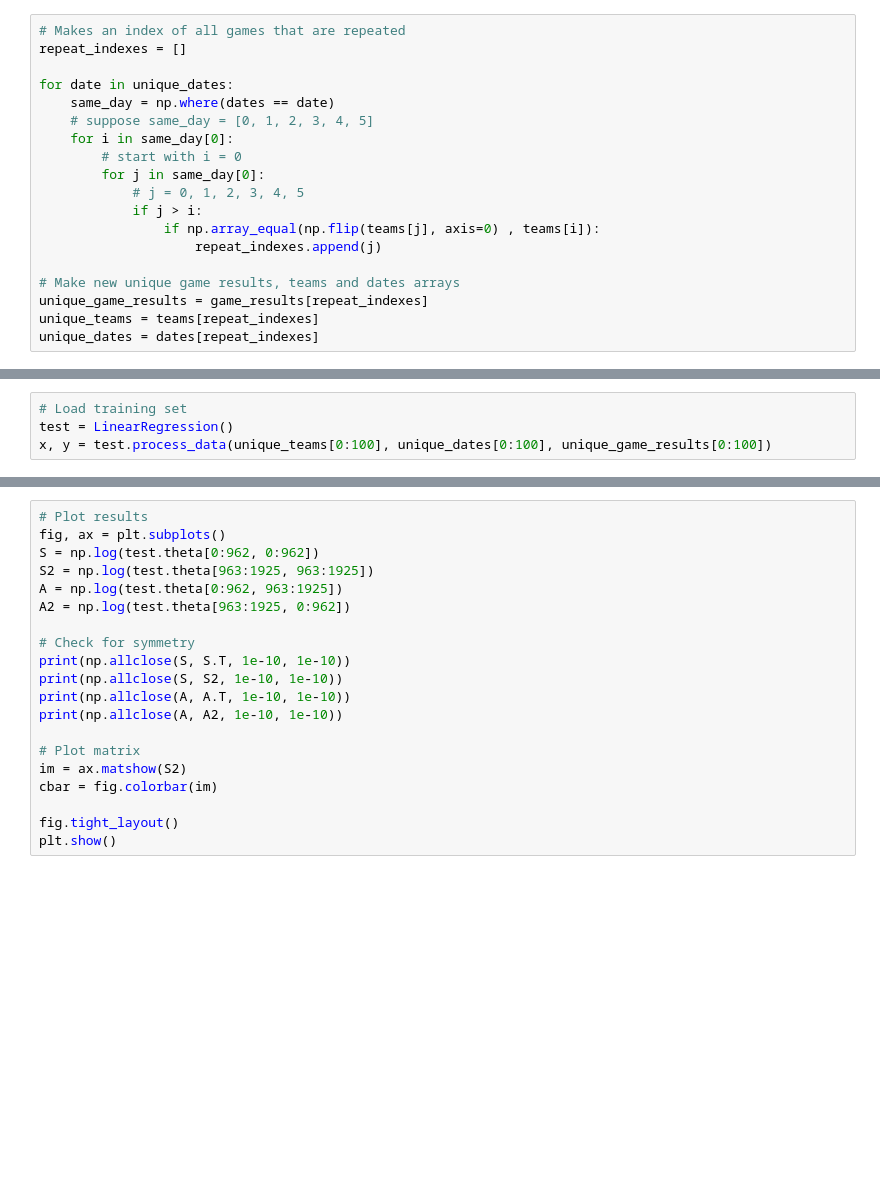
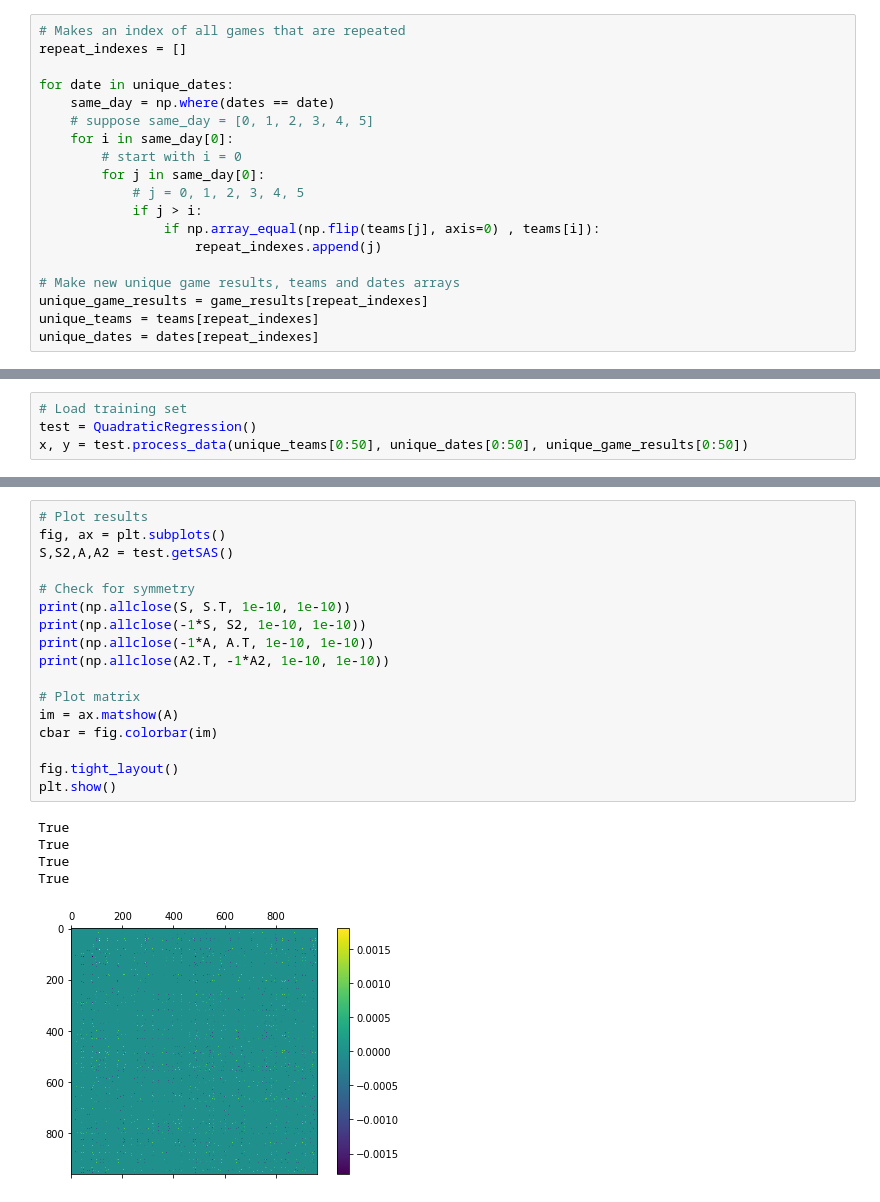
Before and after one commit to prastutisingh/NBA-Chemistry, a Jupyter notebook: quadratic_classifier.ipynb, the cells around one changed output, grey strips where cells are left out. Saved outputs shown, nothing was run; the diff lists cells and outputs as text; blank space fills up the shorter version.

```diff
--- a/quadratic_classifier.ipynb
+++ b/quadratic_classifier.ipynb
@@ -198,7 +311,7 @@ class LinearRegression:
 # %%
 # Load training set
-test = LinearRegression()
-x, y = test.process_data(unique_teams[0:100], unique_dates[0:100], unique_game_results[0:100])
+test = QuadraticRegression()
+x, y = test.process_data(unique_teams[0:50], unique_dates[0:50], unique_game_results[0:50])
 # %%
 # Fit training set
 test.fit(x, y, False)
@@ -205,20 +337,23 @@ test.fit(x, y, False)
 # %%
 # Plot results
 fig, ax = plt.subplots()
-S = np.log(test.theta[0:962, 0:962])
-S2 = np.log(test.theta[963:1925, 963:1925])
-A = np.log(test.theta[0:962, 963:1925])
-A2 = np.log(test.theta[963:1925, 0:962])
+S,S2,A,A2 = test.getSAS()
 
 # Check for symmetry
 print(np.allclose(S, S.T, 1e-10, 1e-10))
-print(np.allclose(S, S2, 1e-10, 1e-10))
-print(np.allclose(A, A.T, 1e-10, 1e-10))
-print(np.allclose(A, A2, 1e-10, 1e-10))
+print(np.allclose(-1*S, S2, 1e-10, 1e-10))
+print(np.allclose(-1*A, A.T, 1e-10, 1e-10))
+print(np.allclose(A2.T, -1*A2, 1e-10, 1e-10))
 
 # Plot matrix
-im = ax.matshow(S2)
+im = ax.matshow(A)
 cbar = fig.colorbar(im)
 
 fig.tight_layout()
 plt.show()
+# %% [output]
+True
+True
+True
+True
+[figure, added]
```
Also changed, not shown: parts of 8 cells of this notebook.
